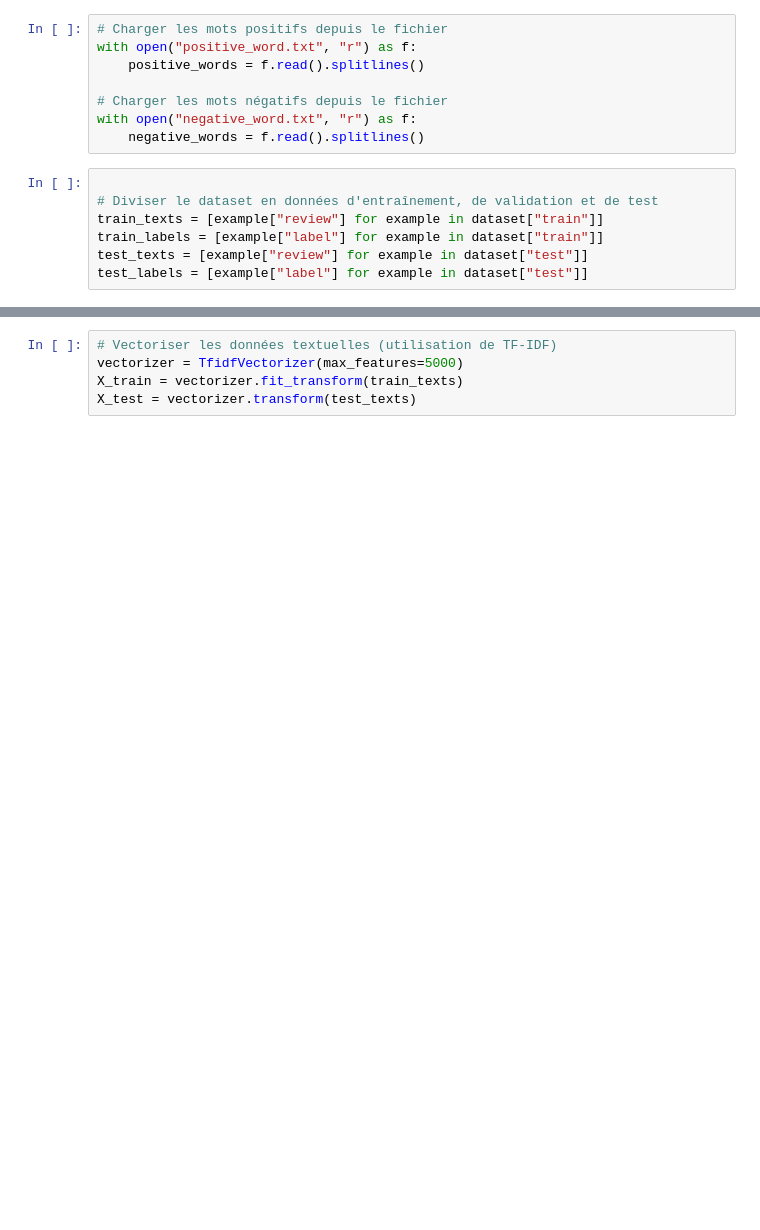
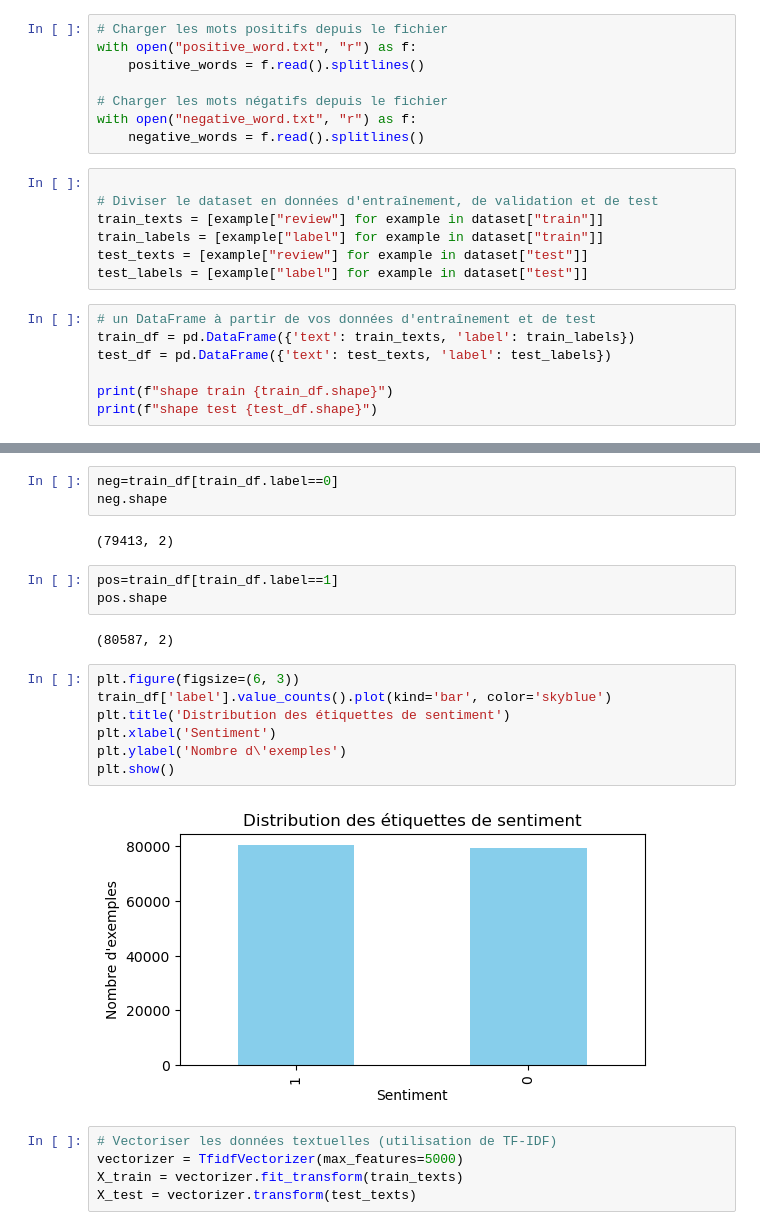
Before and after one commit to AhmedLaye/NLTK, a Jupyter notebook: sentiment_analys.ipynb, the cells around one changed output, grey strips where cells are left out. Saved outputs shown, nothing was run; the diff lists cells and outputs as text; blank space fills up the shorter version.

```diff
--- a/sentiment_analys.ipynb
+++ b/sentiment_analys.ipynb
@@ -24,3 +27,10 @@ train_texts = [example["review"] for example in dataset["train"]]
 train_labels = [example["label"] for example in dataset["train"]]
 test_texts = [example["review"] for example in dataset["test"]]
 test_labels = [example["label"] for example in dataset["test"]]
+# %%
+# un DataFrame à partir de vos données d'entraînement et de test
+train_df = pd.DataFrame({'text': train_texts, 'label': train_labels})
+test_df = pd.DataFrame({'text': test_texts, 'label': test_labels})
+
+print(f"shape train {train_df.shape}")
+print(f"shape test {test_df.shape}")
@@ -27,3 +47,22 @@ test_labels = [example["label"] for example in dataset["test"]]
+# %%
+neg=train_df[train_df.label==0]
+neg.shape
+# %% [output]
+(79413, 2)
+# %%
+pos=train_df[train_df.label==1]
+pos.shape
+# %% [output]
+(80587, 2)
+# %%
+plt.figure(figsize=(6, 3))
+train_df['label'].value_counts().plot(kind='bar', color='skyblue')
+plt.title('Distribution des étiquettes de sentiment')
+plt.xlabel('Sentiment')
+plt.ylabel('Nombre d\'exemples')
+plt.show()
+# %% [output]
+[figure, added]
 # %%
 # Vectoriser les données textuelles (utilisation de TF-IDF)
 vectorizer = TfidfVectorizer(max_features=5000)
```
Also changed, not shown: parts of 8 cells of this notebook, 2 other files.
